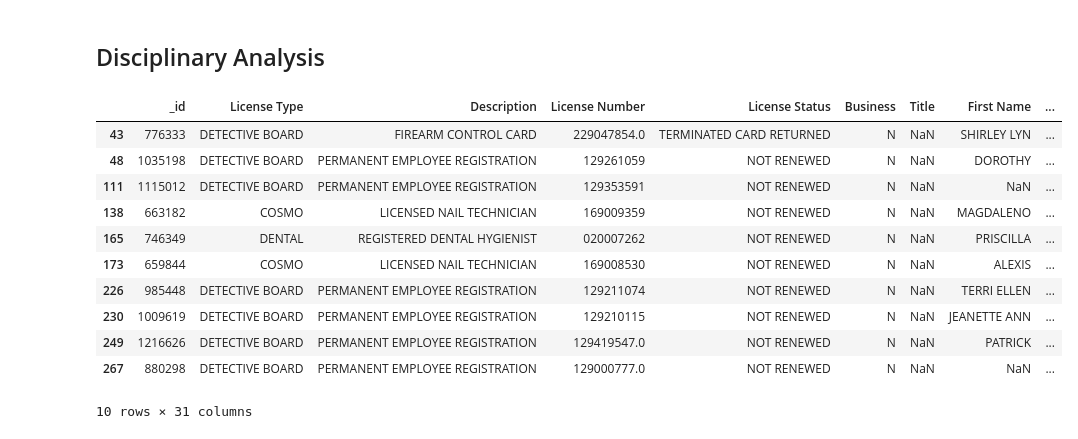
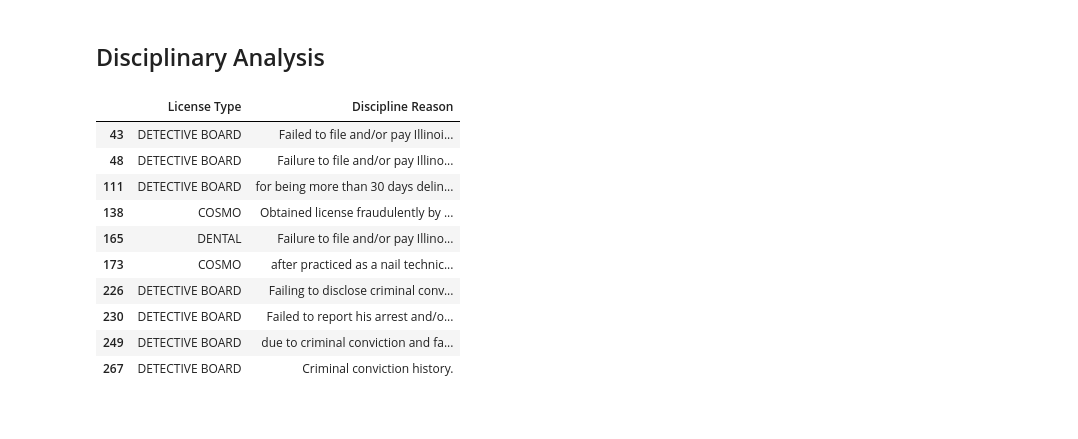
Before and after one commit to yfxuyeah/yfxuyeah.github.io, a Jupyter notebook: python_notebooks/licenses_fall2022_analysis.ipynb, the cells around one changed output. Saved outputs shown, nothing was run; the diff lists cells and outputs as text; code cells hidden in the pictures.

```diff
--- a/python_notebooks/licenses_fall2022_analysis.ipynb
+++ b/python_notebooks/licenses_fall2022_analysis.ipynb
@@ -86,21 +86,22 @@ Before visualization, the data was transformed using Python by grouping the orig
 # %% [markdown]
 ## Disciplinary Analysis
 # %%
-discipline_data = data.loc[data['Discipline Reason'].notnull()]
+discipline_data = data.loc[data['Discipline Reason'].notnull()][
+    ['License Type', 'Discipline Reason']
+].copy()
 discipline_data[0:10]
 # %% [output]
-|  | _id | License Type | Description | License Number | License Status | Business | Title | First Name | ... |
-| 43 | 776333 | DETECTIVE BOARD | FIREARM CONTROL CARD | 229047854.0 | TERMINATED CARD RETURNED | N | NaN | SHIRLEY LYN | ... |
-| 48 | 1035198 | DETECTIVE BOARD | PERMANENT EMPLOYEE REGISTRATION | 129261059 | NOT RENEWED | N | NaN | DOROTHY | ... |
-| 111 | 1115012 | DETECTIVE BOARD | PERMANENT EMPLOYEE REGISTRATION | 129353591 | NOT RENEWED | N | NaN | NaN | ... |
-| 138 | 663182 | COSMO | LICENSED NAIL TECHNICIAN | 169009359 | NOT RENEWED | N | NaN | MAGDALENO | ... |
-| 165 | 746349 | DENTAL | REGISTERED DENTAL HYGIENIST | 020007262 | NOT RENEWED | N | NaN | PRISCILLA | ... |
-| 173 | 659844 | COSMO | LICENSED NAIL TECHNICIAN | 169008530 | NOT RENEWED | N | NaN | ALEXIS | ... |
-| 226 | 985448 | DETECTIVE BOARD | PERMANENT EMPLOYEE REGISTRATION | 129211074 | NOT RENEWED | N | NaN | TERRI ELLEN | ... |
-| 230 | 1009619 | DETECTIVE BOARD | PERMANENT EMPLOYEE REGISTRATION | 129210115 | NOT RENEWED | N | NaN | JEANETTE ANN | ... |
-| 249 | 1216626 | DETECTIVE BOARD | PERMANENT EMPLOYEE REGISTRATION | 129419547.0 | NOT RENEWED | N | NaN | PATRICK | ... |
-| 267 | 880298 | DETECTIVE BOARD | PERMANENT EMPLOYEE REGISTRATION | 129000777.0 | NOT RENEWED | N | NaN | NaN | ... |
+|  | License Type | Discipline Reason |
+| 43 | DETECTIVE BOARD | Failed to file and/or pay Illinoi... |
+| 48 | DETECTIVE BOARD | Failure to file and/or pay Illino... |
+| 111 | DETECTIVE BOARD | for being more than 30 days delin... |
+| 138 | COSMO | Obtained license fraudulently by ... |
+| 165 | DENTAL | Failure to file and/or pay Illino... |
+| 173 | COSMO | after practiced as a nail technic... |
+| 226 | DETECTIVE BOARD | Failing to disclose criminal conv... |
+| 230 | DETECTIVE BOARD | Failed to report his arrest and/o... |
+| 249 | DETECTIVE BOARD | due to criminal conviction and fa... |
+| 267 | DETECTIVE BOARD | Criminal conviction history. |
-10 rows × 31 columns
 # %%
 
 select = alt.selection_point(fields=['License Type'], name="select", on="click")
```
Also changed, not shown: parts of 2 cells of this notebook, 5 other files.
